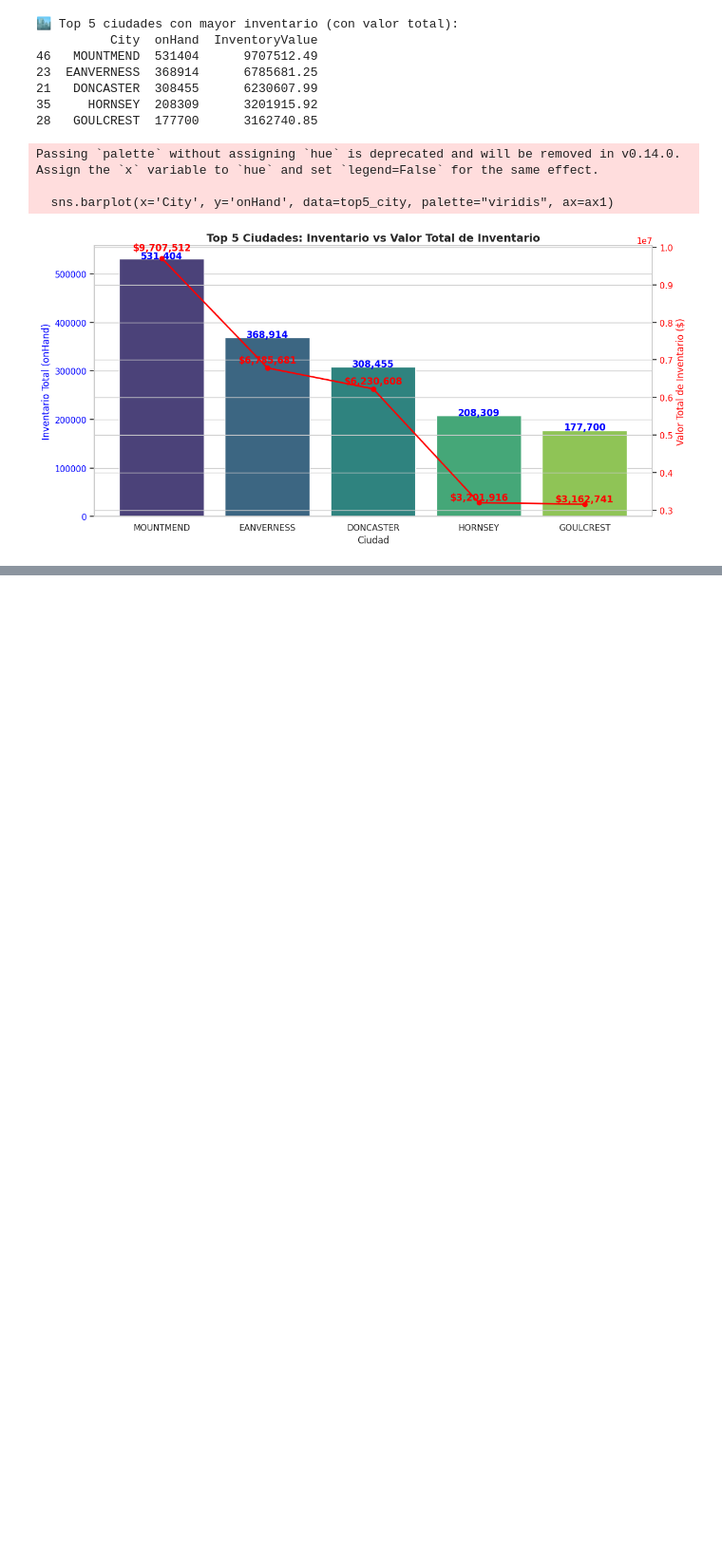
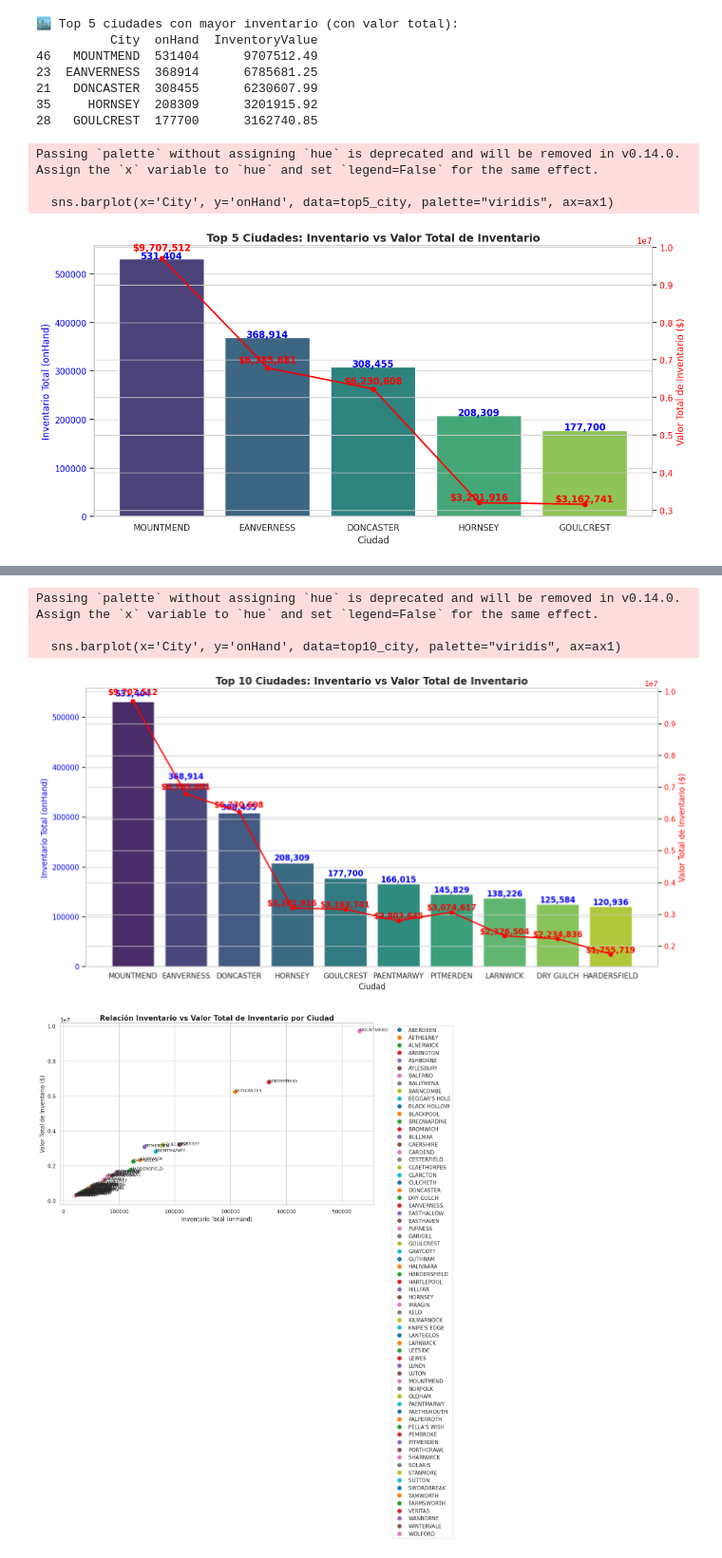
Before and after one commit to RaksoIngenieria/Data-Analytics, a Jupyter notebook: AromasDelValle.ipynb, the cells around one changed output, grey strips where cells are left out. Shown at 95% size. Cells and saved outputs as stored; diff of their text form; code cells hidden in the pictures; blank space fills up the shorter version.

```diff
--- a/AromasDelValle.ipynb
+++ b/AromasDelValle.ipynb
@@ -537,3 +537,64 @@ Passing `palette` without assigning `hue` is deprecated and will be removed in v
 
   sns.barplot(x='City', y='onHand', data=top5_city, palette="viridis", ax=ax1)
 [figure]
+# %%
+# Calcular el valor total de inventario
+df['InventoryValue'] = df['Price'] * df['onHand']
+
+# Agrupar por ciudad: sumar inventario y valor
+df_city = df.groupby('City', as_index=False).agg({
+    'onHand': 'sum',
+    'InventoryValue': 'sum'
+})
+
+# ==========================
+# 1️⃣ Top 10 Ciudades: Inventario y Valor
+# ==========================
+top10_city = df_city.sort_values(by='onHand', ascending=False).head(10)
+print("🏙️ Top 10 ciudades con mayor inventario (con valor total):")
+print(top10_city)
+
+# Gráfico combinado
+fig, ax1 = plt.subplots(figsize=(14,7))
+
+# Barras: inventario
+sns.barplot(x='City', y='onHand', data=top10_city, palette="viridis", ax=ax1)
+ax1.set_xlabel("Ciudad")
+ax1.set_ylabel("Inventario Total (onHand)", color="blue")
+ax1.tick_params(axis='y', labelcolor="blue")
+plt.title("Top 10 Ciudades: Inventario vs Valor Total de Inventario", fontsize=15, weight='bold')
+
+# Etiquetas en barras
+for i, value in enumerate(top10_city['onHand']):
+    ax1.text(i, value + (value * 0.02), f"{value:,}", ha='center', color="blue", fontweight='bold')
+
+# Línea: valor total
+ax2 = ax1.twinx()
+ax2.plot(top10_city['City'], top10_city['InventoryValue'], color="red", marker="o", linewidth=2, label="Valor Total ($)")
+ax2.set_ylabel("Valor Total de Inventario ($)", color="red")
+ax2.tick_params(axis='y', labelcolor="red")
+
+# Etiquetas en línea de valor
+for i, value in enumerate(top10_city['InventoryValue']):
+    ax2.text(i, value + (value * 0.02), f"${value:,.0f}", ha='center', color="red", fontweight='bold')
+
+plt.tight_layout()
+plt.show()
+
+# ==========================
+# 2️⃣ Gráfico de dispersión: Inventario vs Valor
+# ==========================
+plt.figure(figsize=(12,7))
+sns.scatterplot(x='onHand', y='InventoryValue', data=df_city, hue='City', s=100, palette="tab10")
+
+# Etiquetas de ciudad en cada punto
+for i in range(df_city.shape[0]):
+    plt.text(df_city['onHand'][i]+50, df_city['InventoryValue'][i], df_city['City'][i], fontsize=9)
+
+plt.title("Relación Inventario vs Valor Total de Inventario por Ciudad", fontsize=15, weight='bold')
+plt.xlabel("Inventario Total (onHand)")
+plt.ylabel("Valor Total de Inventario ($)")
+plt.legend(bbox_to_anchor=(1.05, 1), loc='upper left')
+plt.tight_layout()
+plt.show()
+# %% [output]
@@ -539,0 +613,5 @@ Passing `palette` without assigning `hue` is deprecated and will be removed in v
+Passing `palette` without assigning `hue` is deprecated and will be removed in v0.14.0. Assign the `x` variable to `hue` and set `legend=False` for the same effect.
+
+  sns.barplot(x='City', y='onHand', data=top10_city, palette="viridis", ax=ax1)
+[figure, added]
+[figure, added]
```
Also changed, not shown: parts of 2 cells of this notebook.
